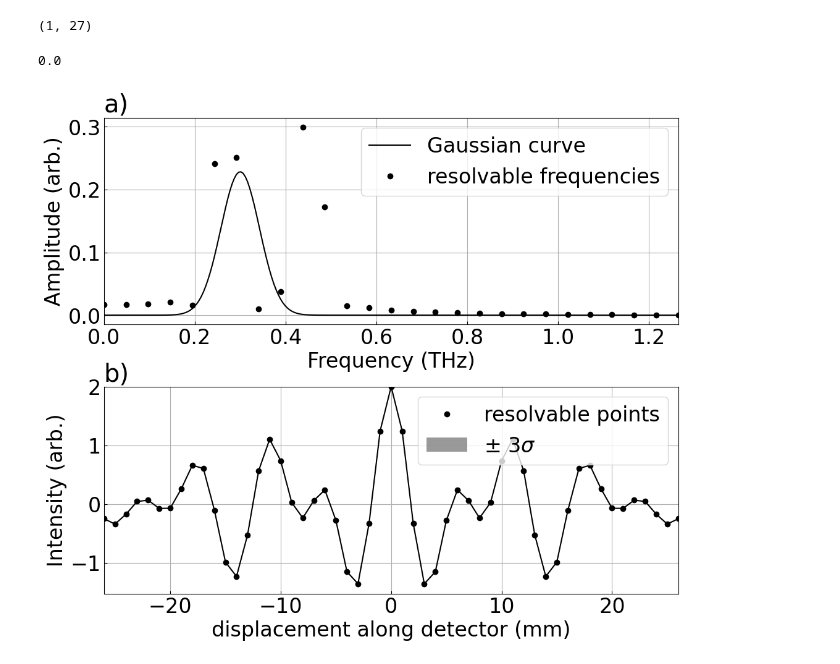
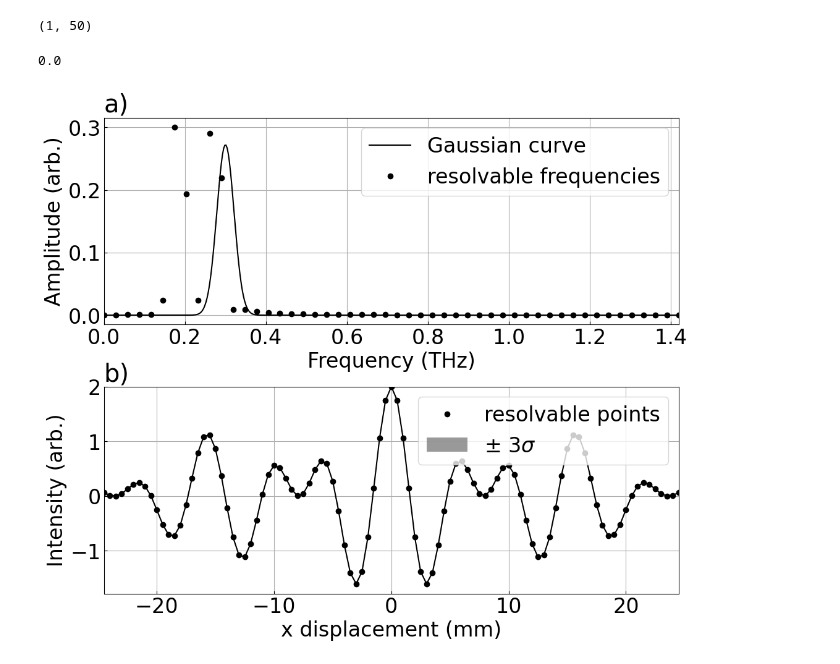
Before and after one commit to Jammi-Dodgers/THz-Compressed-Sensing, a Jupyter notebook: mock_interferograms_1d.ipynb, the cells around one changed output. Drawn from its saved outputs; the diff is of its cells as text; code cells hidden in the pictures.

Commit message:
realised that the peaks are 270 and 180GHz. Updating graphs for new experimental findings.

```diff
--- a/mock_interferograms_1d.ipynb
+++ b/mock_interferograms_1d.ipynb
@@ -13,11 +13,11 @@ def gaussian(x, center, FWHM, normalisation_coeffient = None):
     else:
         return normalisation_coeffient *np.exp(exponent)
 # %%
-array_length = 53 #in pixels
-pixel_pitch = 1000 #in um
+array_length = 99 #in pixels
+pixel_pitch = 500 #in um
 central_freq = 0.3 #in THz
-FWHM_freq = 0.1 #in THz
-theta = 200 #in arcminutes
+FWHM_freq = 0.05 #in THz
+theta = 360 #in arcminutes
 signal_to_noise = np.inf # maximum S:N
 number_of_averages = 1 #Frames can be averaged to reduce UNCERTAINTY but not error.
 # %%
@@ -40,9 +40,17 @@ oversampled_wn = np.fft.rfftfreq(array_length *10, (pixel_pitch*1e-6))
 oversampled_freqs = C *oversampled_wn /(2*np.sin(np.deg2rad(theta/60))) *1e-12 #in THz
 oversampled_amps = gaussian(oversampled_wn, central_wavenumber, FWHM_wavenumber, normalisation_coeffient= normalisation_coeffient)
 
-displacement = np.arange(-(pixel_pitch*1e-3* array_length//2), (pixel_pitch*1e-3* (array_length+1)//2), pixel_pitch*1e-3) #in mm
-intensity = np.exp(-4 *np.log(2) *displacement**2 *35**-2) *(np.cos(2*np.pi*104.73*displacement*1e-3) +np.cos(2*np.pi*174.55*displacement*1e-3)) #overwrite internsity for 270GHz source. 9x 30GHz peak + 15x 30GHz harmonic + 35mm FWHM Gaussian Envelope due to spot size.
-amplitudes = np.fft.rfft(intensity, norm= "forward") #overwrite amplitudes for 270GHz source
+displacement = np.arange(-(array_length//2), (array_length+1)//2) *pixel_pitch*1e-3 #in mm
+
+if True: #toggle gunn diode double peak
+    kappa = 2*np.sin(np.deg2rad(theta/60))/C * 273e9 # apparent wavenumber of the 273 GHz peak
+    intensity = np.cos(2*np.pi*displacement*1e-3 *kappa)
+    kappa = 2*np.sin(np.deg2rad(theta/60))/C * 182e9 # apparent wavenumber of the 182 GHz peak
+    intensity += np.cos(2*np.pi*displacement*1e-3 *kappa)
+    envelope_FWHM = 35 # mm gaussian beam size
+    intensity *= np.exp(-4*np.log(2)*displacement**2 *envelope_FWHM**-2) # modulate by the beam size.
+    intensity = np.fft.ifftshift(intensity)
+    amplitudes = np.fft.rfft(intensity, norm= "forward") #overwrite amplitudes for 270GHz source
 
 displacement.shape
 # %% [output]
@@ -66,7 +66,7 @@ vibration_amps = np.repeat(amplitudes[None, :], number_of_averages, axis= 0)
 print(vibration_amps.shape)
 vibration_amps = (vibration_amps *np.exp(1j *freqs[None, :]*1e12 *noise[:, None]))
 # %% [output]
-(1, 27)
+(1, 50)
 # %%
 ####### IFFT TO MAKE INTERFEROGRAMS ###########
 
@@ -93,35 +93,35 @@ averaged_amps = np.fft.rfft(averaged_intensity, norm= "forward")
 # %%
 ########## SHIFT ALL INTERFEROGRAMS AROUND 0 ############
 
-#intensity = np.fft.fftshift(intensity)
-#vibration_intensity = np.fft.fftshift(vibration_intensity, axes= 1)
-#noisy_intensity = np.fft.fftshift(noisy_intensity, axes= 1)
-#averaged_intensity = np.fft.fftshift(averaged_intensity)
+intensity = np.fft.fftshift(intensity)
+vibration_intensity = np.fft.fftshift(vibration_intensity, axes= 1)
+noisy_intensity = np.fft.fftshift(noisy_intensity, axes= 1)
+averaged_intensity = np.fft.fftshift(averaged_intensity)
 # %%
 fig, axs = plt.subplots(2,1, figsize= (12,10), gridspec_kw= {"hspace": 0.3})
 
 axs[0].plot(oversampled_freqs, np.abs(oversampled_amps), color= "black", label= "Gaussian curve")
 axs[0].plot(freqs, np.abs(amplitudes), linestyle= "None", marker= "o", markersize= 6, color= "k", label= "resolvable frequencies")
 axs[0].set(xlabel= "Frequency (THz)", ylabel= "Amplitude (arb.)", xlim= (0, np.max(freqs)))
 axs[0].set_title("a)", loc= "left")
 axs[0].grid()
 axs[0].legend(loc= "upper right")
 
 axs[1].plot(displacement, averaged_intensity, color= "k", marker= "o", label= "resolvable points")
 errorfillbetween = axs[1].fill_between(displacement, averaged_intensity- 3*read_noise_sigma, averaged_intensity+ 3*read_noise_sigma, facecolor= "gray", alpha= 0.8, label= r"± 3$\sigma$")
-axs[1].set(xlabel= "displacement along detector (mm)" , ylabel= "Intensity (arb.)", xlim= (displacement.min(), displacement.max()), ylim= (None, 2))
+axs[1].set(xlabel= "x displacement (mm)" , ylabel= "Intensity (arb.)", xlim= (displacement.min(), displacement.max()), ylim= (None, 2))
 axs[1].set_title("b)", loc= "left")
 axs[1].grid()
 
 legend_elements = [mpllines.Line2D([0], [0], color= "black", marker= "o", linestyle= "none", label= "resolvable points"),
                    errorfillbetween]
 
 axs[1].legend(handles= legend_elements, loc= "upper right")
 
-#plt.savefig(r"C:\Users\rcr73298\Documents\THz-Compressed-Sensing\graphs\example_simulated_spectrum")
+plt.savefig(r"./graphs/example_simulated_spectrum")
 plt.show()
 # %% [output]
-[figure, old version]
+[figure, new version]
 # %%
 ########### SAVE AN INTERFEROGRAM FOR TESTING #############
 
```
Also changed, not shown: parts of 4 cells of this notebook, 3 other files.
